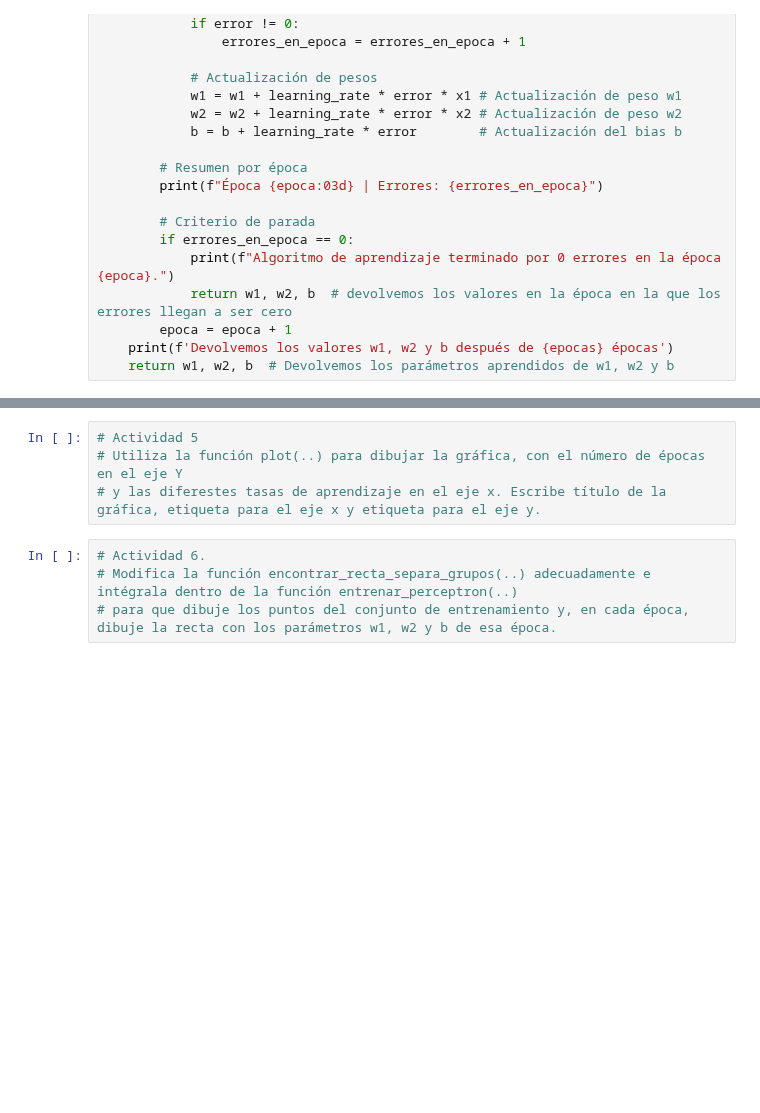
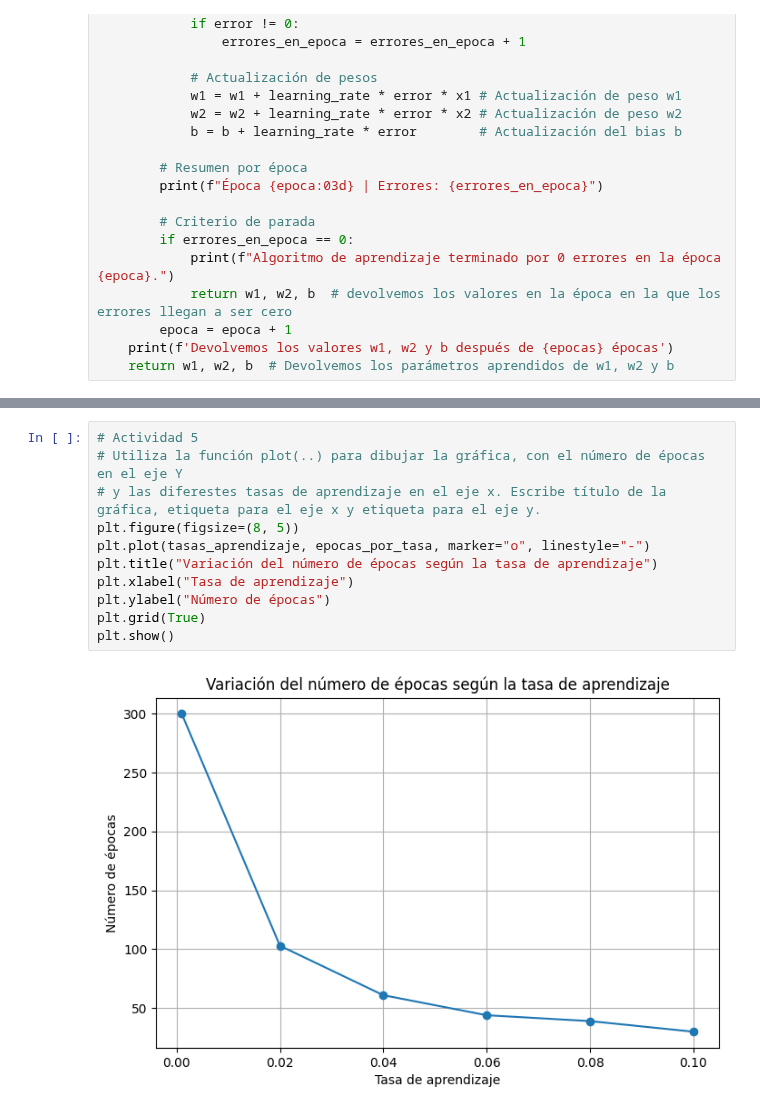
Before and after one commit to JavierPeraltaAzagra/Big-Data-e-IA, a Jupyter notebook: Sistemas de aprendizaje automático/RA4/perceptron.ipynb, the cells around one changed output, grey strips where cells are left out. Saved outputs shown, nothing was run; the diff lists cells and outputs as text; blank space fills up the shorter version.

```diff
--- a/Sistemas de aprendizaje automático/RA4/perceptron.ipynb
+++ b/Sistemas de aprendizaje automático/RA4/perceptron.ipynb
@@ -1887,8 +2003,13 @@ def entrenar_perceptron(X, y, epocas=100, learning_rate=0.1):
 # %%
 # Actividad 5
 # Utiliza la función plot(..) para dibujar la gráfica, con el número de épocas en el eje Y
 # y las diferestes tasas de aprendizaje en el eje x. Escribe título de la gráfica, etiqueta para el eje x y etiqueta para el eje y.
+plt.figure(figsize=(8, 5))
+plt.plot(tasas_aprendizaje, epocas_por_tasa, marker="o", linestyle="-")
+plt.title("Variación del número de épocas según la tasa de aprendizaje")
+plt.xlabel("Tasa de aprendizaje")
+plt.ylabel("Número de épocas")
+plt.grid(True)
+plt.show()
+# %% [output]
+[figure, added]
-# %%
-# Actividad 6.
-# Modifica la función encontrar_recta_separa_grupos(..) adecuadamente e intégrala dentro de la función entrenar_perceptron(..)
-# para que dibuje los puntos del conjunto de entrenamiento y, en cada época, dibuje la recta con los parámetros w1, w2 y b de esa época.
```
Also changed, not shown: parts of 6 cells of this notebook, 1 other file.
